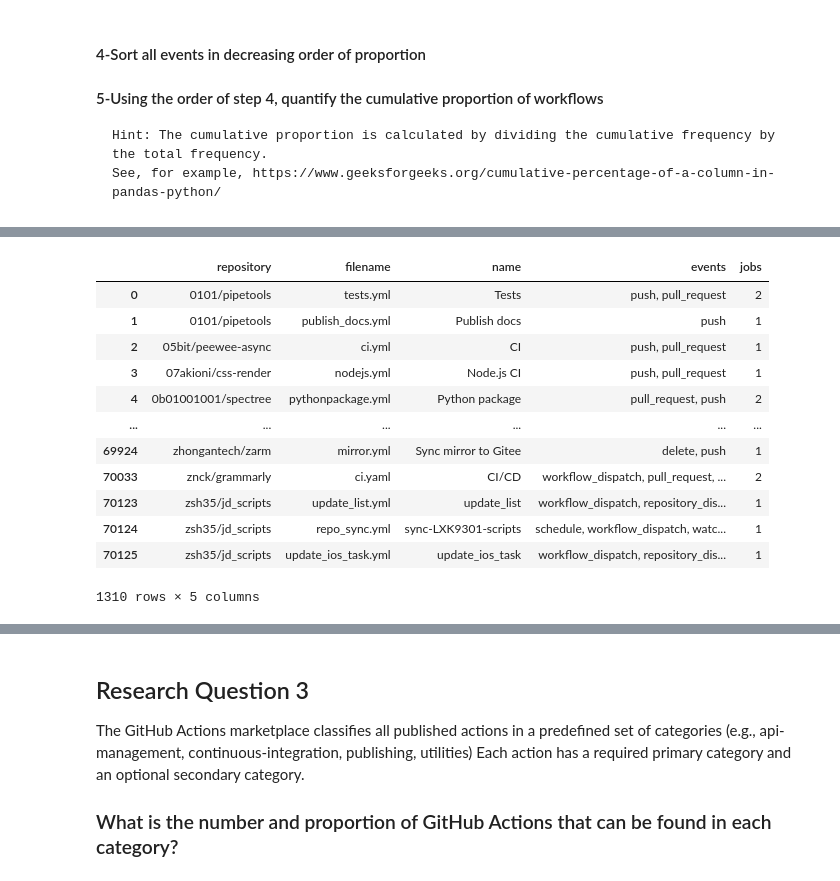
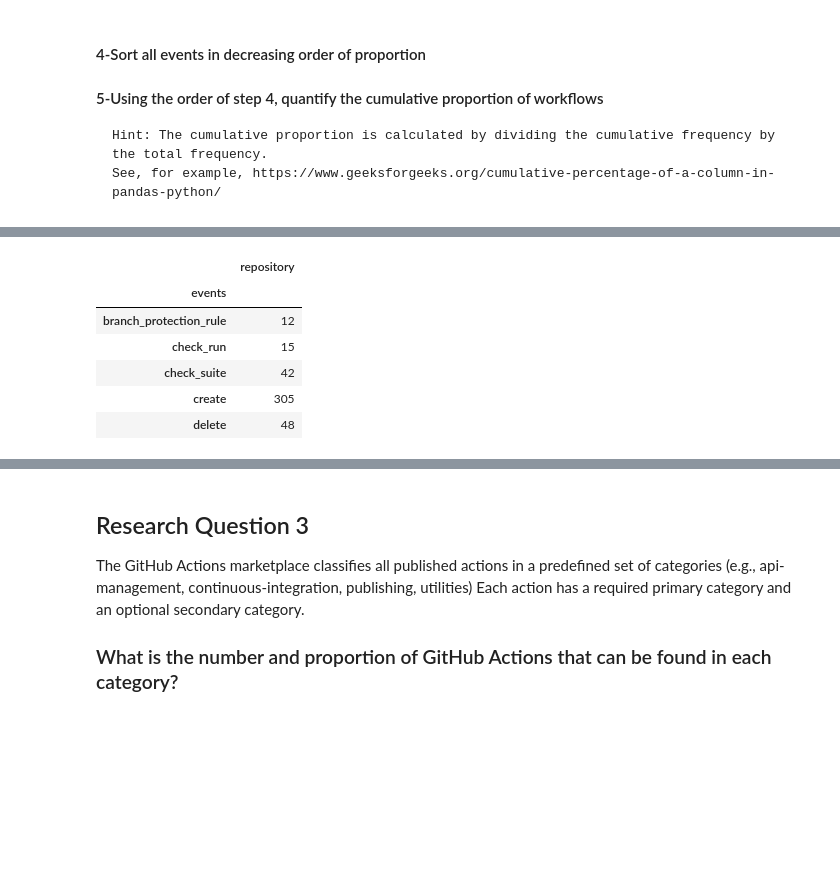
Before and after one commit to goffinetnicolas/data-analysis, a Jupyter notebook: notebooks/questions.ipynb, the cells around one changed output, grey strips where cells are left out. Saved outputs shown, nothing was run; the diff lists cells and outputs as text; code cells hidden in the pictures; blank space fills up the shorter version.

```diff
--- a/notebooks/questions.ipynb
+++ b/notebooks/questions.ipynb
@@ -127,8 +129,10 @@ df_workflows
     Hint: The cumulative proportion is calculated by dividing the cumulative frequency by the total frequency.
     See, for example, https://www.geeksforgeeks.org/cumulative-percentage-of-a-column-in-pandas-python/
 # %%
-events = df_workflows['events'].str.split(',').explode()
-events.unique()
-df_workflows.explode('events')
+# split the events column (containig the triggers) and explode it
+df_workflows["events"] = df_workflows["events"].str.split(",")
+df_workflows = df_workflows.explode("events")
+df_workflows["events"] = df_workflows["events"].str.strip()
+df_workflows.head()
 # %% [output]
 |  | repository | filename | name | events | jobs |
@@ -147,18 +144,13 @@ df_workflows.explode('events')
 # %%
-e=df_workflows.groupby(['events'])
-e.head()
+# quantify the number of workflows grouped by event
+g = df_workflows.groupby("events").count()[["repository"]]
+g.head()
 # %% [output]
-|  | repository | filename | name | events | jobs |
-| 0 | 0101/pipetools | tests.yml | Tests | push, pull_request | 2 |
-| 1 | 0101/pipetools | publish_docs.yml | Publish docs | push | 1 |
-| 2 | 05bit/peewee-async | ci.yml | CI | push, pull_request | 1 |
-| 3 | 07akioni/css-render | nodejs.yml | Node.js CI | push, pull_request | 1 |
-| 4 | 0b01001001/spectree | pythonpackage.yml | Python package | pull_request, push | 2 |
-| ... | ... | ... | ... | ... | ... |
-| 69924 | zhongantech/zarm | mirror.yml | Sync mirror to Gitee | delete, push | 1 |
-| 70033 | znck/grammarly | ci.yaml | CI/CD | workflow_dispatch, pull_request, ... | 2 |
-| 70123 | zsh35/jd_scripts | update_list.yml | update_list | workflow_dispatch, repository_dis... | 1 |
-| 70124 | zsh35/jd_scripts | repo_sync.yml | sync-LXK9301-scripts | schedule, workflow_dispatch, watc... | 1 |
-| 70125 | zsh35/jd_scripts | update_ios_task.yml | update_ios_task | workflow_dispatch, repository_dis... | 1 |
+|  | repository |
+| events |  |
+| branch_protection_rule | 12 |
+| check_run | 15 |
+| check_suite | 42 |
+| create | 305 |
+| delete | 48 |
-1310 rows × 5 columns
 # %%
```
Also changed, not shown: parts of 14 cells of this notebook.
